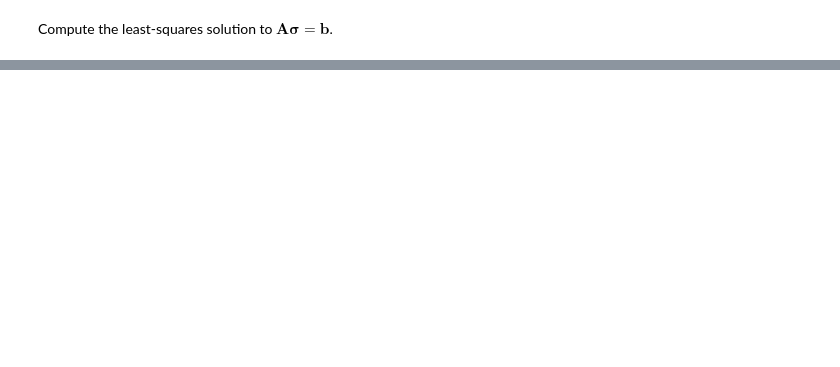
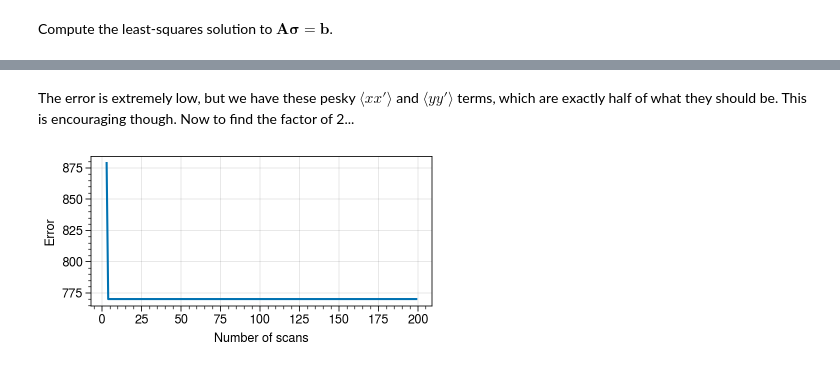
Before and after one commit to austin-hoover/accphys-tools, a Jupyter notebook: jupyter_notebooks/sigma_reconstruction.ipynb, the cells around one changed output, grey strips where cells are left out. Drawn from its saved outputs; the diff is of its cells as text; code cells hidden in the pictures; blank space fills up the shorter version.

```diff
--- a/jupyter_notebooks/sigma_reconstruction.ipynb
+++ b/jupyter_notebooks/sigma_reconstruction.ipynb
@@ -184,0 +193,39 @@ Sigma0 =
+# %% [markdown]
+The error is extremely low, but we have these pesky $\langle{xx'}\rangle$ and $\langle{yy'}\rangle$ terms, which are exactly half of what they should be. This is encouraging though. Now to find the factor of 2...
+# %%
+def scan(init_params, kmin, kmax, nscans=3):
+    """Take measurements and set up linear system of equations
+
+    The equations take the form Ax = b; we return A and b.
+    """
+    A, b = [], []
+    env.params = init_params
+    for (k1, k2) in zip(*get_kvals(kmin, kmax, nscans)):
+        # Get transfer matrix
+        lattice = fodo(k1, k2, length, start='drift')
+        M = lattice.M
+        A.append([M[0, 0]**2, M[0, 1]**2, M[0, 0]*M[0, 1], 0, 0, 0, 0, 0, 0, 0])
+        A.append([0, 0, 0, M[2, 2]**2, M[2, 3]**2, M[2, 2]*M[2, 3], 0, 0, 0, 0])
+        A.append([0, 0, 0, 0, 0, 0, M[0, 0]*M[2, 2],  M[0, 1]*M[2, 2],  M[0, 0]*M[2, 3],  M[0, 1]*M[2, 3]])
+        # Take measurements
+        env.params = init_params
+        env.track(lattice.M)
+        Sigma = env.cov()
+        b.append(Sigma[0, 0])
+        b.append(Sigma[2, 2])
+        b.append(Sigma[0, 2])
+    return np.array(A), np.array(b)
+# %%
+errors = []
+nscans_arr = np.arange(3, 200)
+for n in tqdm(nscans_arr):
+    A, b = scan(init_params, kmin, kmax, nscans=n)
+    result = opt.lsq_linear(A, b, bounds=(lower_bounds, upper_bounds))
+    error = np.sum((result.x - sigma0)**2)
+    errors.append(error)
+# %%
+fig, ax = plot.subplots(figsize=(4, 2))
+ax.plot(nscans_arr, errors)
+ax.format(ylabel='Error', xlabel='Number of scans')
+# %% [output]
+[figure, added]
```
Also changed, not shown: parts of 12 cells of this notebook.
